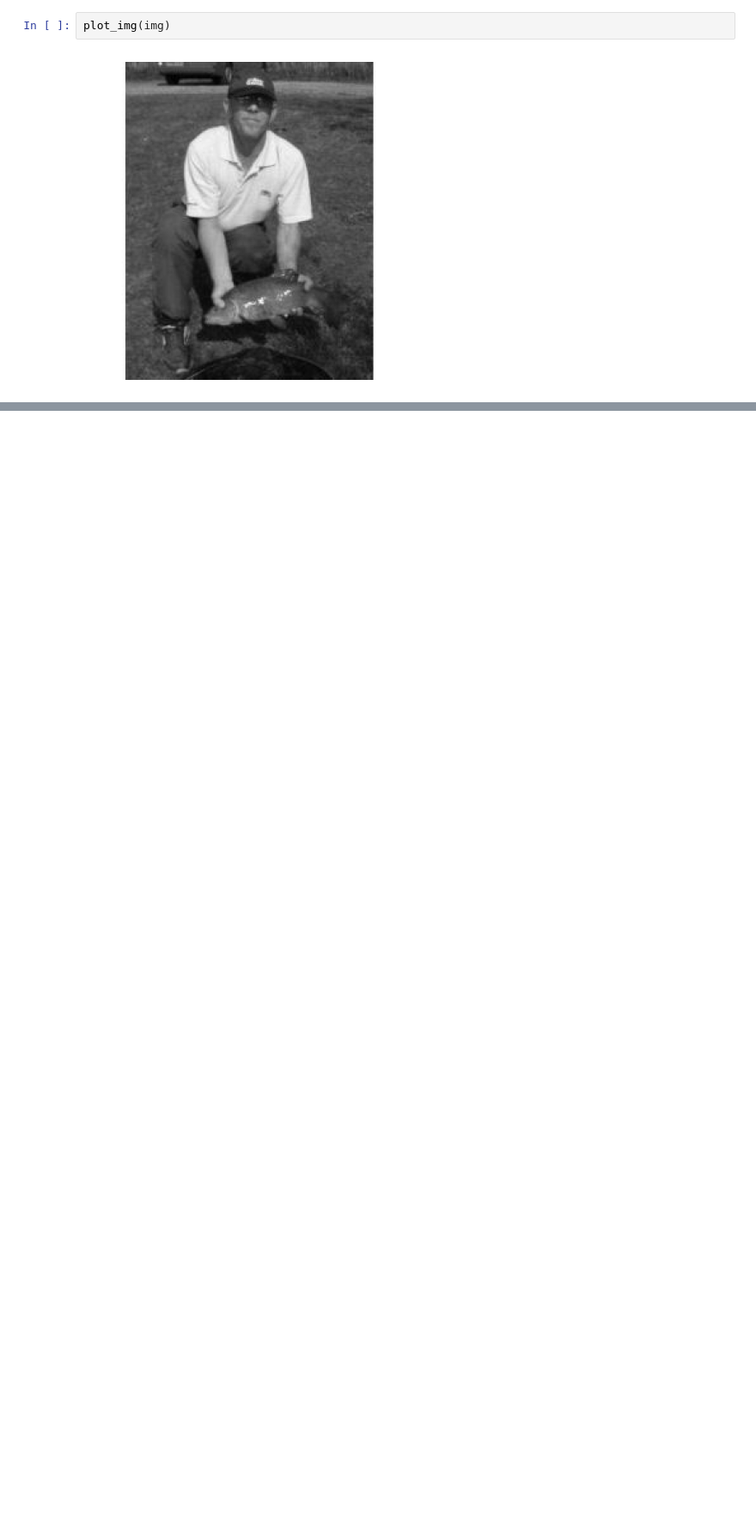
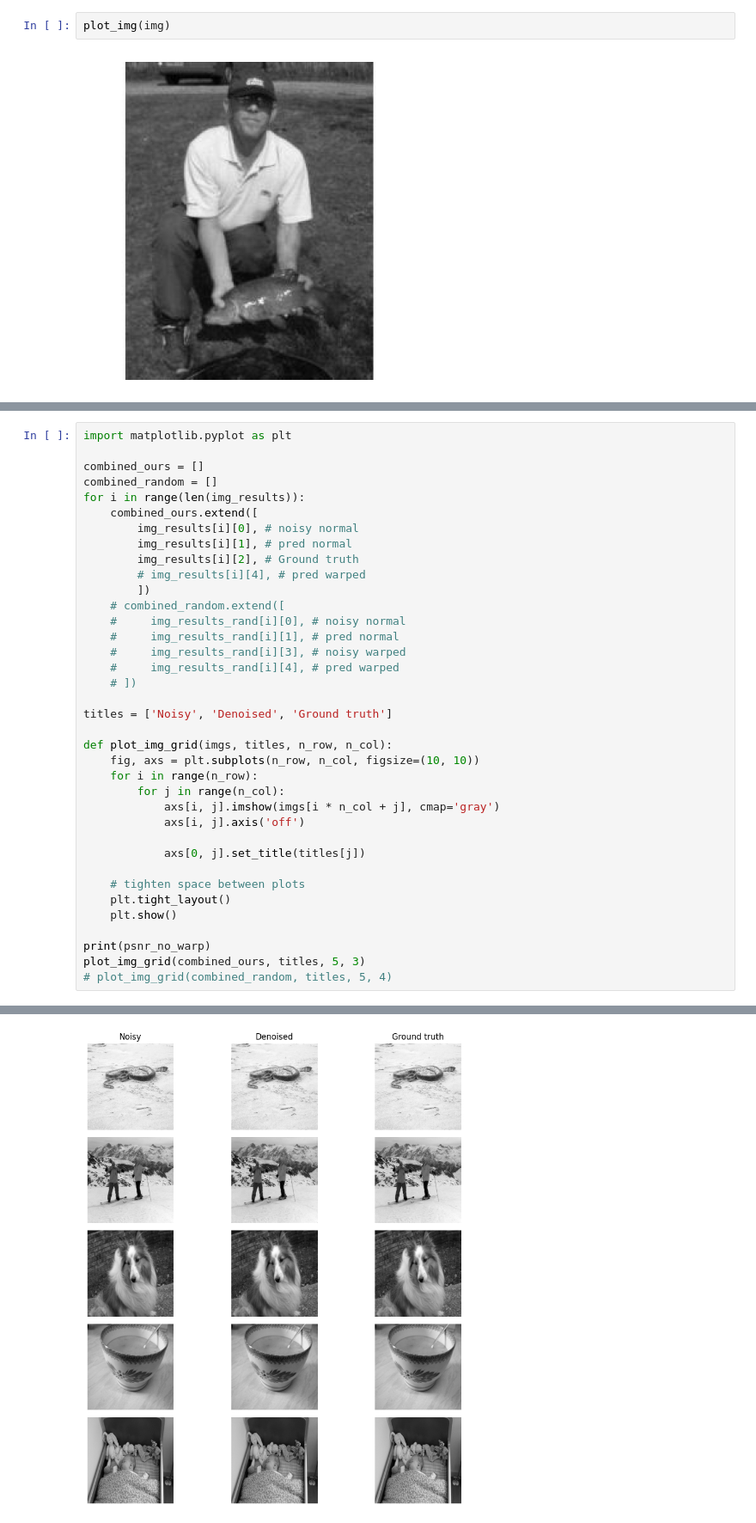
Before and after one commit to NadulaKadawedduwa/Multi-view_Denoising_Contrastive, a Jupyter notebook: playground.ipynb, the cells around one changed output, grey strips where cells are left out. Shown at 86% size. Drawn from its saved outputs; the diff is of its cells as text; blank space fills up the shorter version.

```diff
--- a/playground.ipynb
+++ b/playground.ipynb
@@ -63,0 +190,38 @@ plot_img(img)
+# %%
+import matplotlib.pyplot as plt
+
+combined_ours = []
+combined_random = []
+for i in range(len(img_results)):
+    combined_ours.extend([
+        img_results[i][0], # noisy normal
+        img_results[i][1], # pred normal
+        img_results[i][2], # Ground truth
+        # img_results[i][4], # pred warped
+        ])
+    # combined_random.extend([
+    #     img_results_rand[i][0], # noisy normal
+    #     img_results_rand[i][1], # pred normal
+    #     img_results_rand[i][3], # noisy warped
+    #     img_results_rand[i][4], # pred warped
+    # ])
+
+titles = ['Noisy', 'Denoised', 'Ground truth']
+
+def plot_img_grid(imgs, titles, n_row, n_col):
+    fig, axs = plt.subplots(n_row, n_col, figsize=(10, 10))
+    for i in range(n_row):
+        for j in range(n_col):
+            axs[i, j].imshow(imgs[i * n_col + j], cmap='gray')
+            axs[i, j].axis('off')
+
+            axs[0, j].set_title(titles[j])
+
+    # tighten space between plots
+    plt.tight_layout()
+    plt.show()
+
+print(psnr_no_warp)
+plot_img_grid(combined_ours, titles, 5, 3)
+# plot_img_grid(combined_random, titles, 5, 4)
+# %% [output]
@@ -63,0 +229 @@ plot_img(img)
+[figure, added]
```
Also changed, not shown: parts of 6 cells of this notebook, 15 other files.
